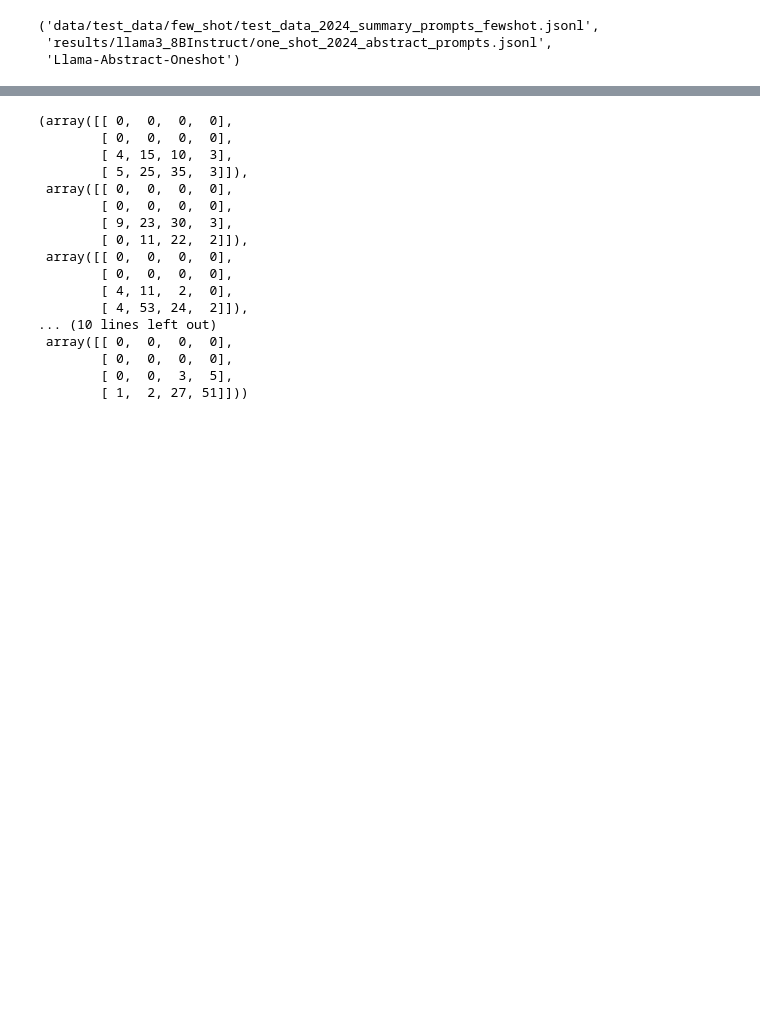
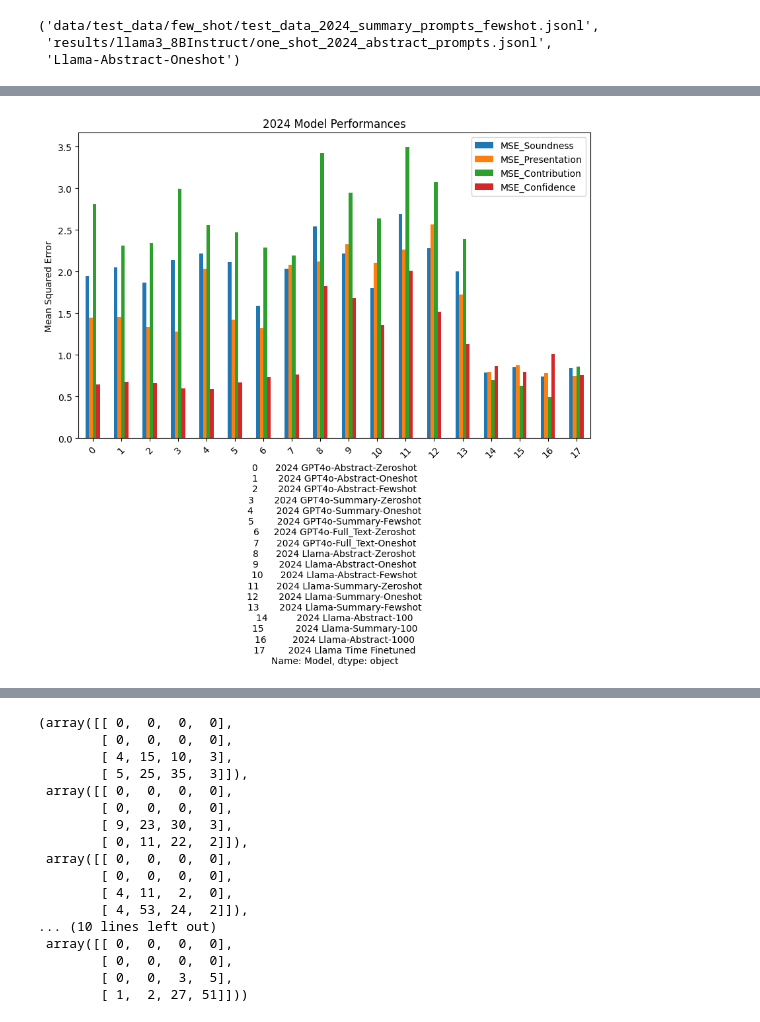
Before and after one commit to Nevineleven/ImpactPrediction, a Jupyter notebook: visualization.ipynb, the cells around one changed output, grey strips where cells are left out. Saved outputs shown, nothing was run; the diff lists cells and outputs as text; code cells hidden in the pictures; blank space fills up the shorter version.

```diff
--- a/visualization.ipynb
+++ b/visualization.ipynb
@@ -142,6 +126,33 @@ def score_results(scores):
         ranked_values[key] = rank
         rank += 1
     return ranked_values
+# %%
+def score_results1(scores):
+    scores_dict = {}
+
+    for score in scores:
+        paper_id = list(score.keys())[0]
+        details = list(score.values())[0]
+
+        ranking_criteria = (
+            details['Rating'],
+            details['Contribution'],
+            details['Soundness'],
+            details['Confidence'],
+            details['Presentation']
+        )
+
+        scores_dict[paper_id] = ranking_criteria
+
+    sorted_items = sorted(scores_dict.items(), key=lambda item: item[1], reverse=True)
+
+    ranked_values = {}
+    rank = 1
+    for key, _ in sorted_items:
+        ranked_values[key] = rank
+        rank += 1
+
+    return ranked_values
 # %%
 def top_nk(n, k, gold_scores_rank, pred_scores_rank):
     top_n = list(gold_scores_rank)[0:int(n*len(gold_scores_rank)/100)]
@@ -417,0 +394,16 @@ with pd.ExcelWriter('Analysis 2025.xlsx', mode='w', engine='openpyxl') as writer
+# %%
+columns_to_plot = ['MSE_Soundness', 'MSE_Presentation', 'MSE_Contribution', 'MSE_Confidence']
+df_selected = valid_statistics[columns_to_plot]
+
+# Plot the values
+df_selected.plot(kind='bar', figsize=(10, 6))
+
+# Customize the plot
+plt.xlabel(valid_statistics['Model'])
+plt.ylabel("Mean Squared Error")
+plt.title("2024 Model Performances")
+plt.legend(df_selected.columns)
+plt.xticks(rotation=45)
+plt.show()
+# %% [output]
+[figure, added]
```
Also changed, not shown: parts of 14 cells of this notebook, 4 other files.
